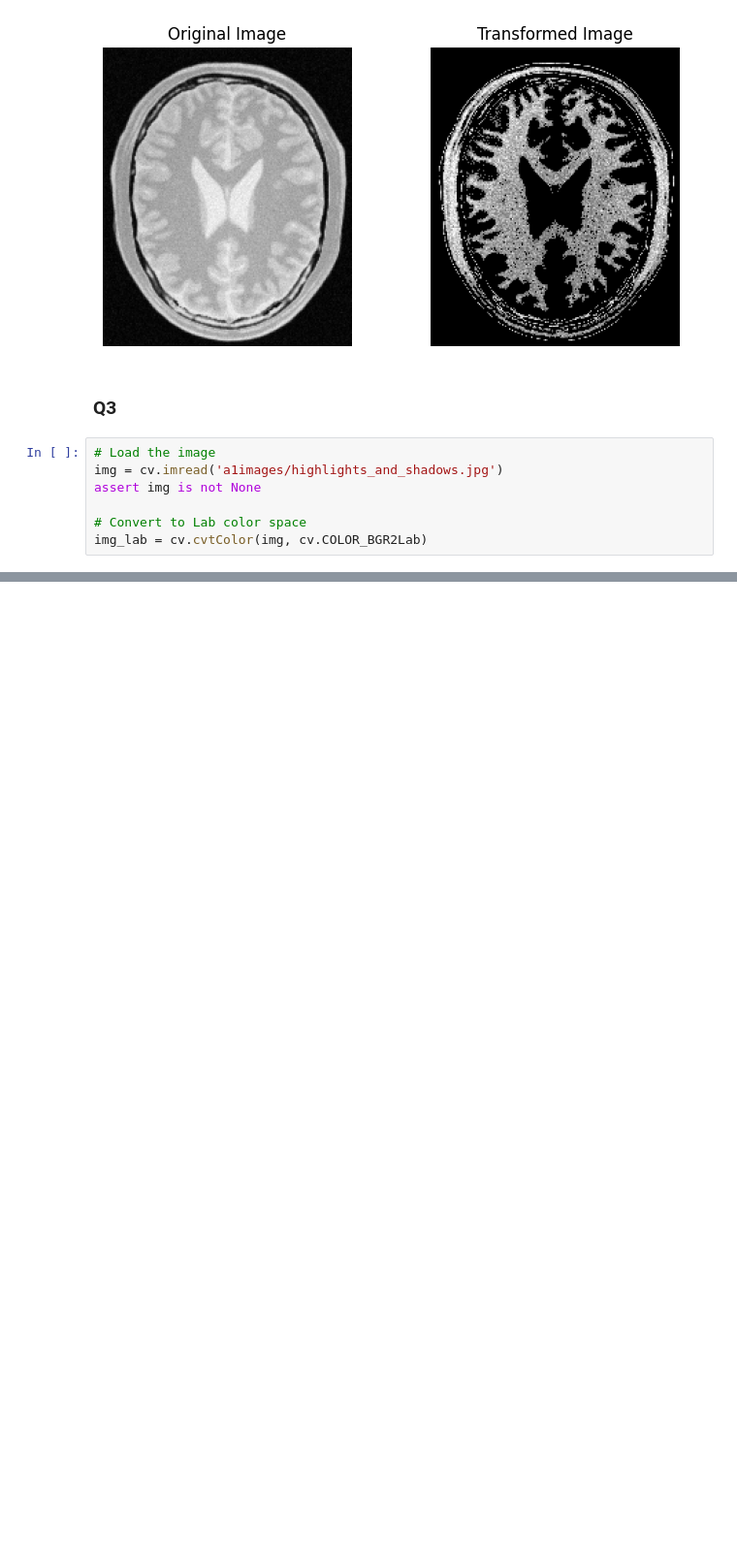
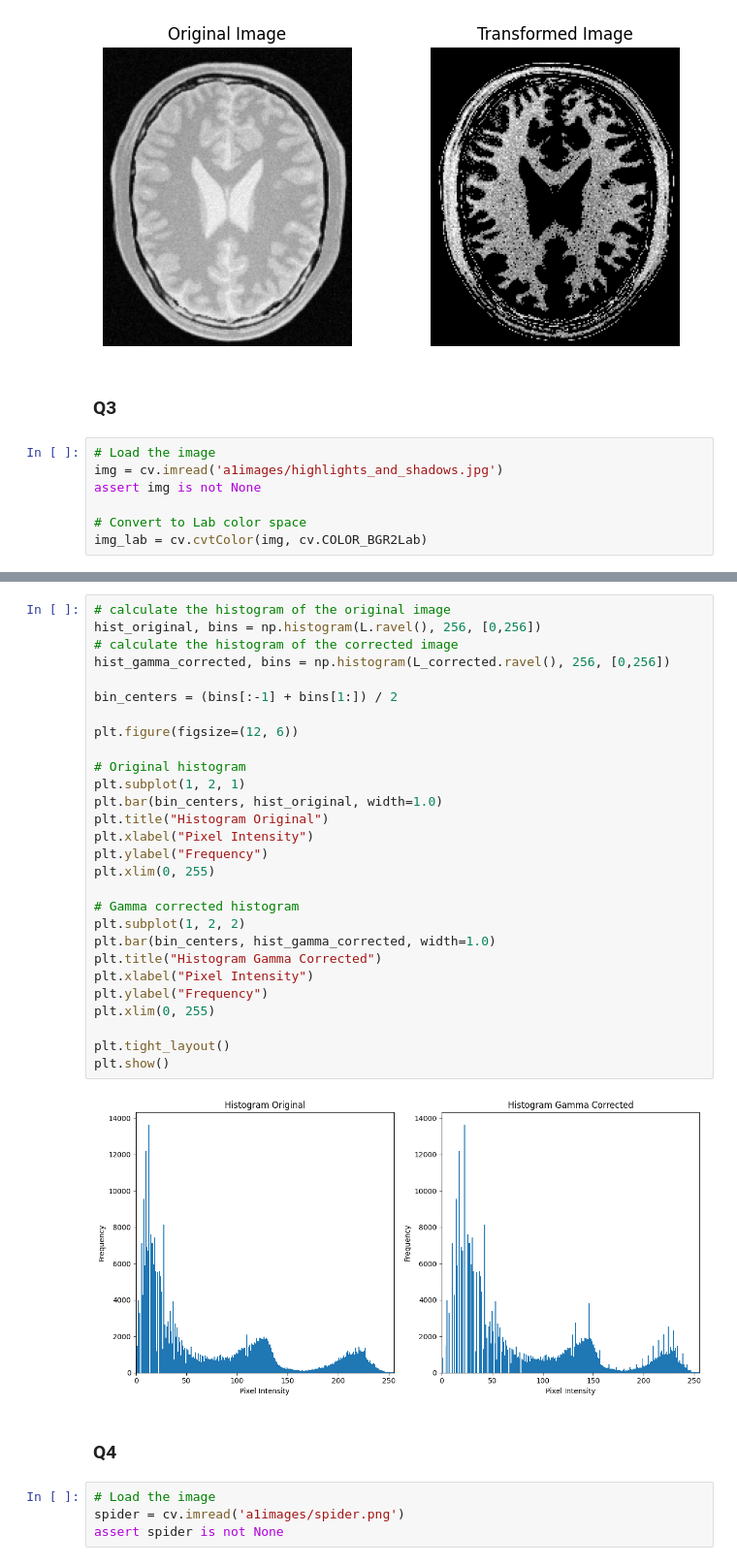
Before and after one commit to MohamedAazir/EN3160_Computer_Vision, a Jupyter notebook: Assignment_1.ipynb, the cells around one changed output, grey strips where cells are left out. Shown at 97% size. Saved outputs shown, nothing was run; the diff lists cells and outputs as text; blank space fills up the shorter version.

```diff
--- a/Assignment_1.ipynb
+++ b/Assignment_1.ipynb
@@ -160,0 +175,36 @@ fig, ax = plt.subplots(1, 2, figsize=)
+# %%
+# calculate the histogram of the original image
+hist_original, bins = np.histogram(L.ravel(), 256, [0,256])
+# calculate the histogram of the corrected image
+hist_gamma_corrected, bins = np.histogram(L_corrected.ravel(), 256, [0,256])
+
+bin_centers = (bins[:-1] + bins[1:]) / 2
+
+plt.figure(figsize=(12, 6))
+
+# Original histogram
+plt.subplot(1, 2, 1)
+plt.bar(bin_centers, hist_original, width=1.0)
+plt.title("Histogram Original")
+plt.xlabel("Pixel Intensity")
+plt.ylabel("Frequency")
+plt.xlim(0, 255)
+
+# Gamma corrected histogram
+plt.subplot(1, 2, 2)
+plt.bar(bin_centers, hist_gamma_corrected, width=1.0)
+plt.title("Histogram Gamma Corrected")
+plt.xlabel("Pixel Intensity")
+plt.ylabel("Frequency")
+plt.xlim(0, 255)
+
+plt.tight_layout()
+plt.show()
+# %% [output]
+[figure, added]
+# %% [markdown]
+### Q4
+# %%
+# Load the image
+spider = cv.imread('a1images/spider.png')
+assert spider is not None
```
Also changed, not shown: parts of 2 cells of this notebook.
